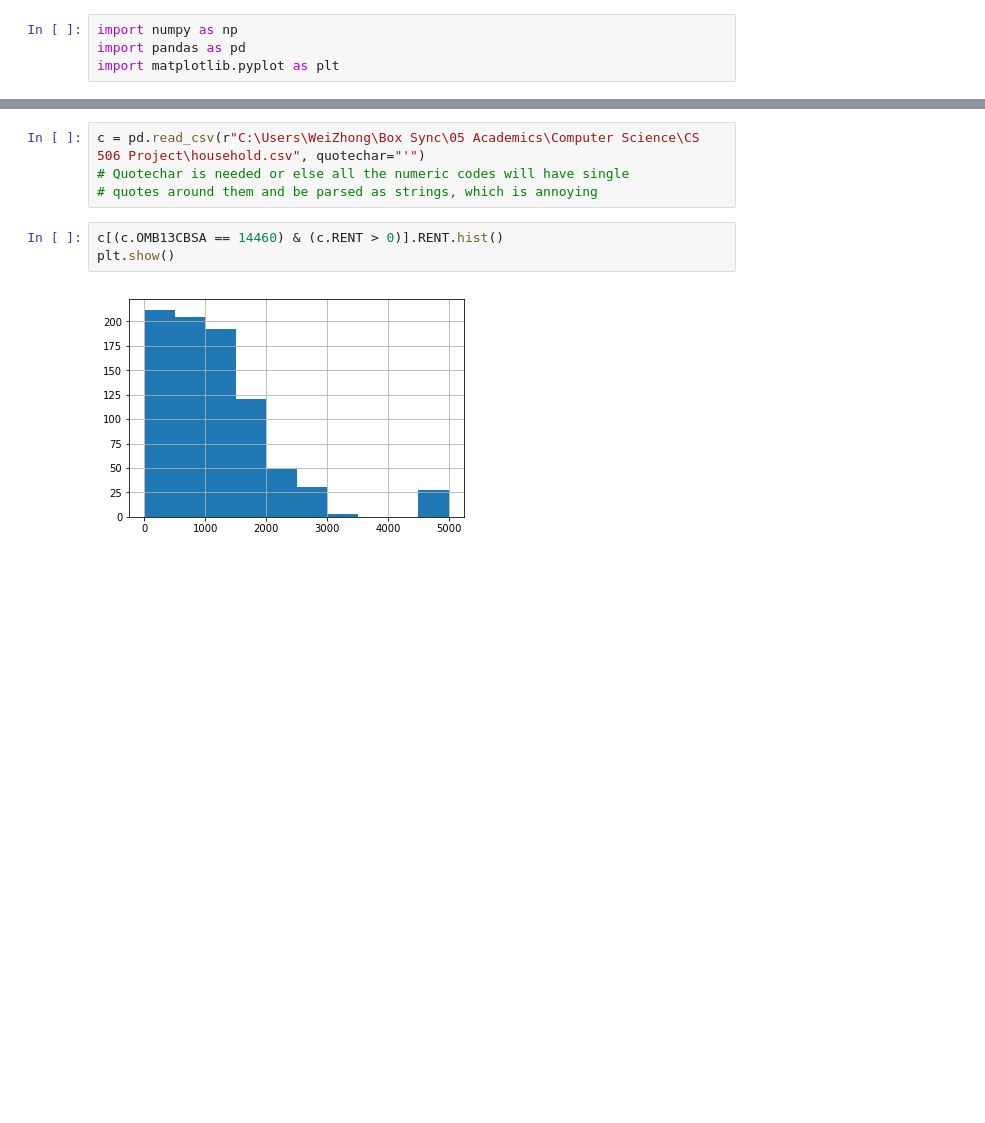
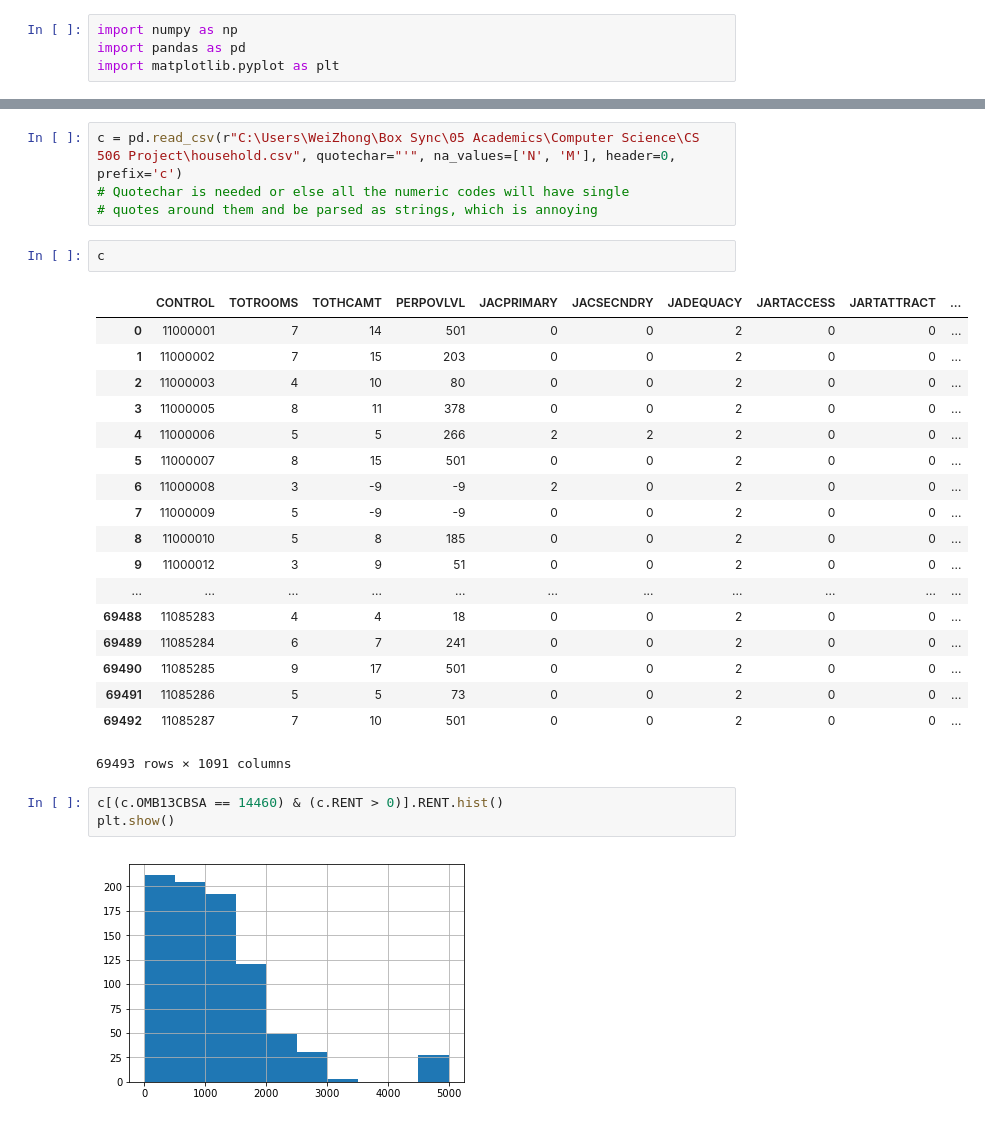
Before and after one commit to weizhongg/misc, a Jupyter notebook: CS 506 - Initial checkpoints.ipynb, the cells around one changed output, grey strips where cells are left out. Saved outputs shown, nothing was run; the diff lists cells and outputs as text; blank space fills up the shorter version.

```diff
--- a/CS 506 - Initial checkpoints.ipynb
+++ b/CS 506 - Initial checkpoints.ipynb
@@ -5,7 +11,28 @@ import matplotlib.pyplot as plt
 # %%
-c = pd.read_csv(r"C:\Users\WeiZhong\Box Sync\05 Academics\Computer Science\CS 506 Project\household.csv", quotechar="'")
+c = pd.read_csv(r"C:\Users\WeiZhong\Box Sync\05 Academics\Computer Science\CS 506 Project\household.csv", quotechar="'", na_values=['N', 'M'], header=0, prefix='c')
 # Quotechar is needed or else all the numeric codes will have single
 # quotes around them and be parsed as strings, which is annoying
+# %%
+c
+# %% [output]
+|  | CONTROL | TOTROOMS | TOTHCAMT | PERPOVLVL | JACPRIMARY | JACSECNDRY | JADEQUACY | JARTACCESS | JARTATTRACT | ... |
+| 0 | 11000001 | 7 | 14 | 501 | 0 | 0 | 2 | 0 | 0 | ... |
+| 1 | 11000002 | 7 | 15 | 203 | 0 | 0 | 2 | 0 | 0 | ... |
+| 2 | 11000003 | 4 | 10 | 80 | 0 | 0 | 2 | 0 | 0 | ... |
+| 3 | 11000005 | 8 | 11 | 378 | 0 | 0 | 2 | 0 | 0 | ... |
+| 4 | 11000006 | 5 | 5 | 266 | 2 | 2 | 2 | 0 | 0 | ... |
+| 5 | 11000007 | 8 | 15 | 501 | 0 | 0 | 2 | 0 | 0 | ... |
+| 6 | 11000008 | 3 | -9 | -9 | 2 | 0 | 2 | 0 | 0 | ... |
+| 7 | 11000009 | 5 | -9 | -9 | 0 | 0 | 2 | 0 | 0 | ... |
+| 8 | 11000010 | 5 | 8 | 185 | 0 | 0 | 2 | 0 | 0 | ... |
+| 9 | 11000012 | 3 | 9 | 51 | 0 | 0 | 2 | 0 | 0 | ... |
+| ... | ... | ... | ... | ... | ... | ... | ... | ... | ... | ... |
+| 69488 | 11085283 | 4 | 4 | 18 | 0 | 0 | 2 | 0 | 0 | ... |
+| 69489 | 11085284 | 6 | 7 | 241 | 0 | 0 | 2 | 0 | 0 | ... |
+| 69490 | 11085285 | 9 | 17 | 501 | 0 | 0 | 2 | 0 | 0 | ... |
+| 69491 | 11085286 | 5 | 5 | 73 | 0 | 0 | 2 | 0 | 0 | ... |
+| 69492 | 11085287 | 7 | 10 | 501 | 0 | 0 | 2 | 0 | 0 | ... |
+69493 rows × 1091 columns
 # %%
 c[(c.OMB13CBSA == 14460) & (c.RENT > 0)].RENT.hist()
 plt.show()
```
Also changed, not shown: parts of 9 cells of this notebook.
